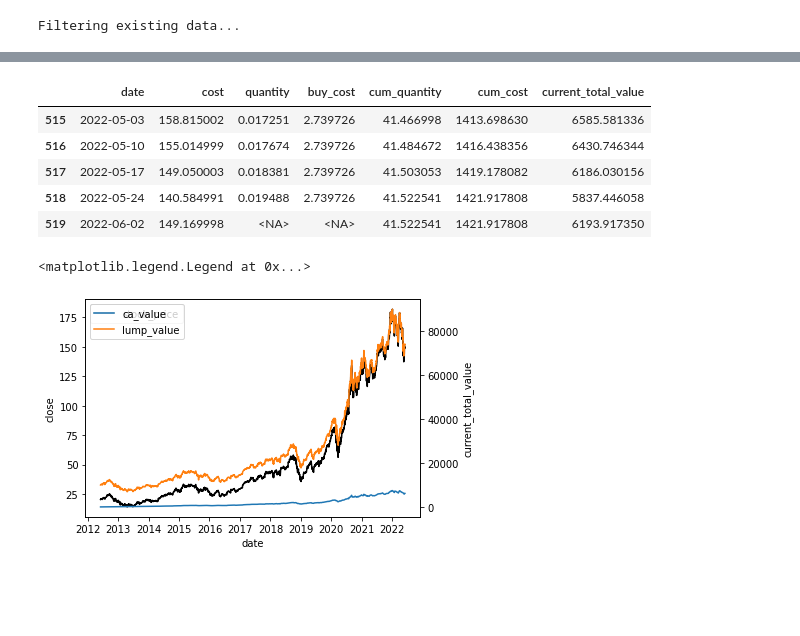
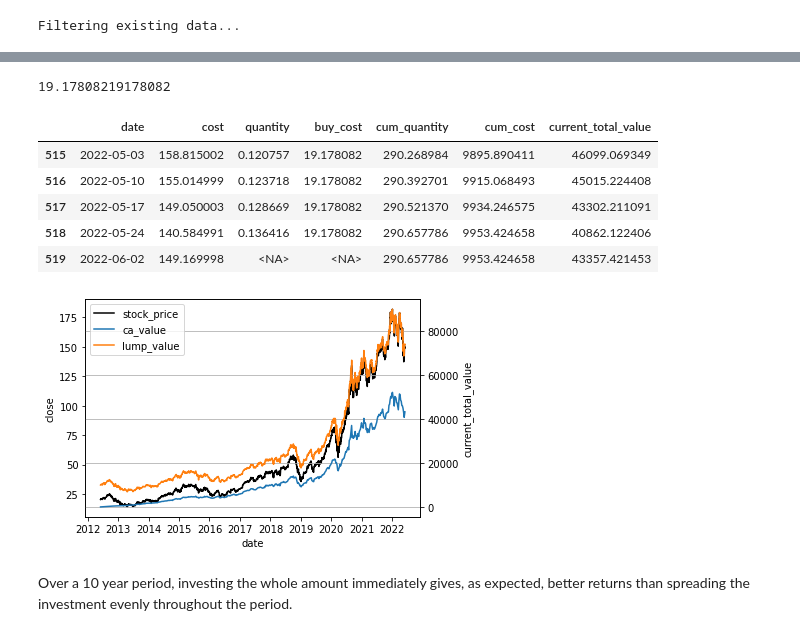
Before and after one commit to JamesQuirk/Investment-Strategies, a Jupyter notebook: strategies.ipynb, the cells around one changed output, grey strips where cells are left out. Cells and saved outputs as stored; diff of their text form; code cells hidden in the pictures; blank space fills up the shorter version.

Commit message:
fix: CA strategy frequent investment amount was incorrectly calculated

```diff
--- a/strategies.ipynb
+++ b/strategies.ipynb
@@ -33,26 +33,34 @@ lump.tail()
 # %%
-ca = cost_average(data,start,end,frequency,value=to_invest/duration, fractional_stocks=fractional)
+sub_inv_val = to_invest/(duration/frequency)
+print(sub_inv_val)
+ca = cost_average(data,start,end,frequency,value=sub_inv_val, fractional_stocks=fractional)
 ca.tail()
 # %% [output]
+19.17808219178082
 |  | date | cost | quantity | buy_cost | cum_quantity | cum_cost | current_total_value |
-| 515 | 2022-05-03 | 158.815002 | 0.017251 | 2.739726 | 41.466998 | 1413.698630 | 6585.581336 |
-| 516 | 2022-05-10 | 155.014999 | 0.017674 | 2.739726 | 41.484672 | 1416.438356 | 6430.746344 |
-| 517 | 2022-05-17 | 149.050003 | 0.018381 | 2.739726 | 41.503053 | 1419.178082 | 6186.030156 |
-| 518 | 2022-05-24 | 140.584991 | 0.019488 | 2.739726 | 41.522541 | 1421.917808 | 5837.446058 |
-| 519 | 2022-06-02 | 149.169998 | <NA> | <NA> | 41.522541 | 1421.917808 | 6193.917350 |
+| 515 | 2022-05-03 | 158.815002 | 0.120757 | 19.178082 | 290.268984 | 9895.890411 | 46099.069349 |
+| 516 | 2022-05-10 | 155.014999 | 0.123718 | 19.178082 | 290.392701 | 9915.068493 | 45015.224408 |
+| 517 | 2022-05-17 | 149.050003 | 0.128669 | 19.178082 | 290.521370 | 9934.246575 | 43302.211091 |
+| 518 | 2022-05-24 | 140.584991 | 0.136416 | 19.178082 | 290.657786 | 9953.424658 | 40862.122406 |
+| 519 | 2022-06-02 | 149.169998 | <NA> | <NA> | 290.657786 | 9953.424658 | 43357.421453 |
 # %%
 # Plot stock price
 ax1 = sns.lineplot(x=data["date"],y=data["close"],color="black")
-ax1.legend(labels=["stock_price"])
+# ax1.legend(labels=["stock_price"])
 
 # Plot cost-avg and lump on second y-axis
 ax2 = plt.twinx()
 sns.lineplot(x=ca["date"],y=ca["current_total_value"],ax=ax2)
 # sns.lineplot(x=ca["date"],y=ca["cum_cost"],ax=ax)
 sns.lineplot(x=lump["date"],y=lump["current_total_value"],ax=ax2)
 
-
-ax2.legend(labels=["ca_value","lump_value"])
+# ax2.legend(labels=["ca_value","lump_value"])
+plt.legend(
+	[*list(ax1.lines),*list(ax2.lines)],
+	["stock_price","ca_value","lump_value"]
+)
+plt.grid(visible=True,axis="both")
 # %% [output]
-<matplotlib.legend.Legend at 0x...>
-[figure, old version]
+[figure, new version]
+# %% [markdown]
+Over a 10 year period, investing the whole amount immediately gives, as expected, better returns than spreading the investment evenly throughout the period.
```
Also changed, not shown: parts of 1 cell of this notebook, 1 other file.
